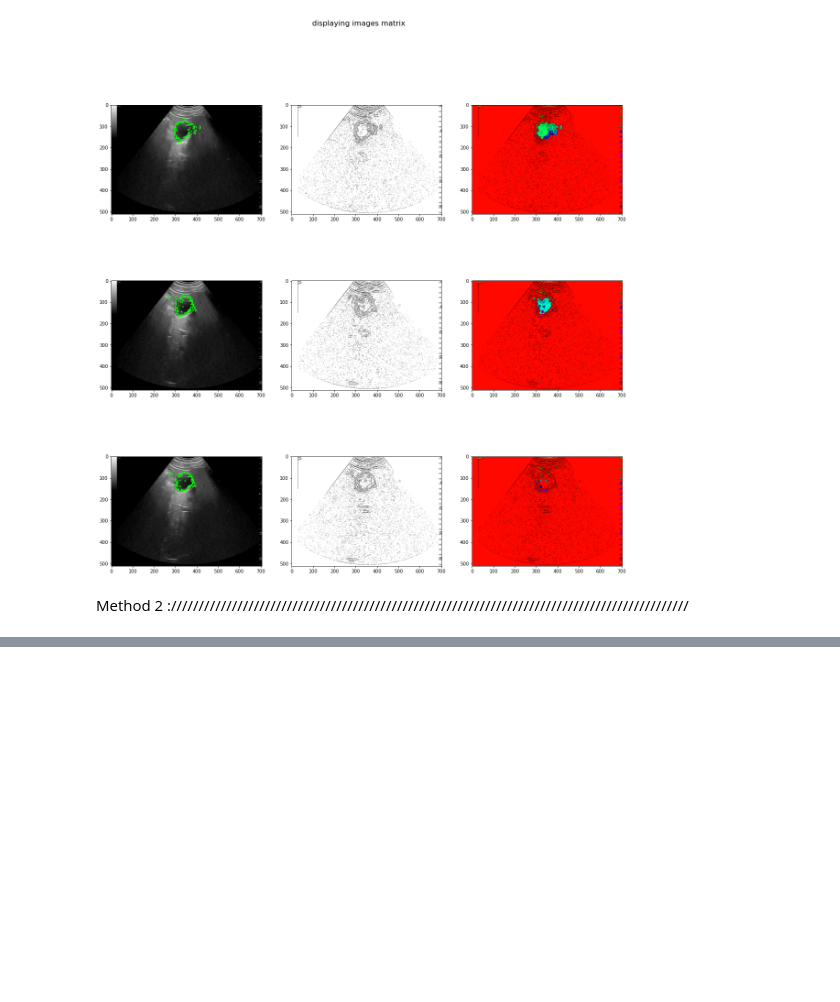
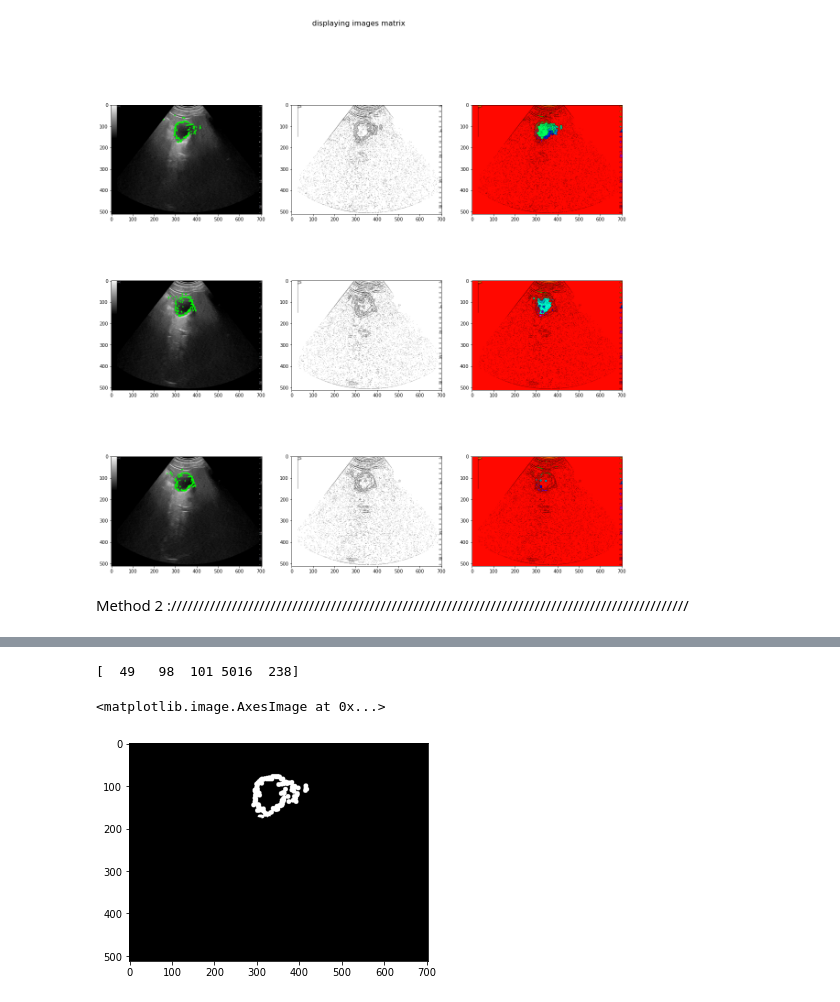
Before and after one commit to yousraBRK/Vesicule_Segmentation_with_ContourRegularisation, a Jupyter notebook: Code.ipynb, the cells around one changed output, grey strips where cells are left out. Cells and saved outputs as stored; diff of their text form; code cells hidden in the pictures; blank space fills up the shorter version.

Commit message:
start removing small componenets

```diff
--- a/Code.ipynb
+++ b/Code.ipynb
@@ -271,0 +269,27 @@ displayInLine(all_images,NUM_ROWS,IMGs_IN_ROW)
+# %%
+
+dilatation_size=2
+dilatation_dst=Dilation(imagesPoints[0],dilatation_size)
+mask,res =getColorComponenet(lower_green,upper_green,dilatation_dst)
+nb_labels, labels_im, stats, centroids = cv2.connectedComponentsWithStats(mask,connectivity=8)
+sizes = stats[1:, -1]
+nb_labels=nb_labels-1
+
+print(sizes)
+min_size=200
+
+img2 = np.zeros((labels_im.shape))
+#for every component in the image, you keep it only if it's above min_size
+for i in range(0, nb_labels):
+    if sizes[i] >= min_size:
+        img2[labels_im == i + 1] = 255
+
+
+
+
+
+plt.imshow(img2,cmap="gray")
+# %% [output]
+[  49   98  101 5016  238]
+<matplotlib.image.AxesImage at 0x...>
+[figure, added]
```
Also changed, not shown: parts of 5 cells of this notebook.
